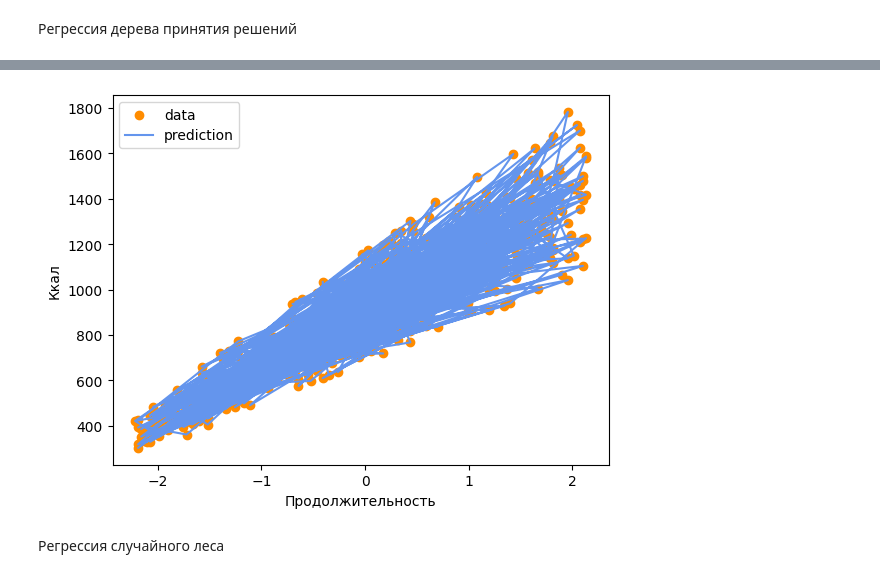
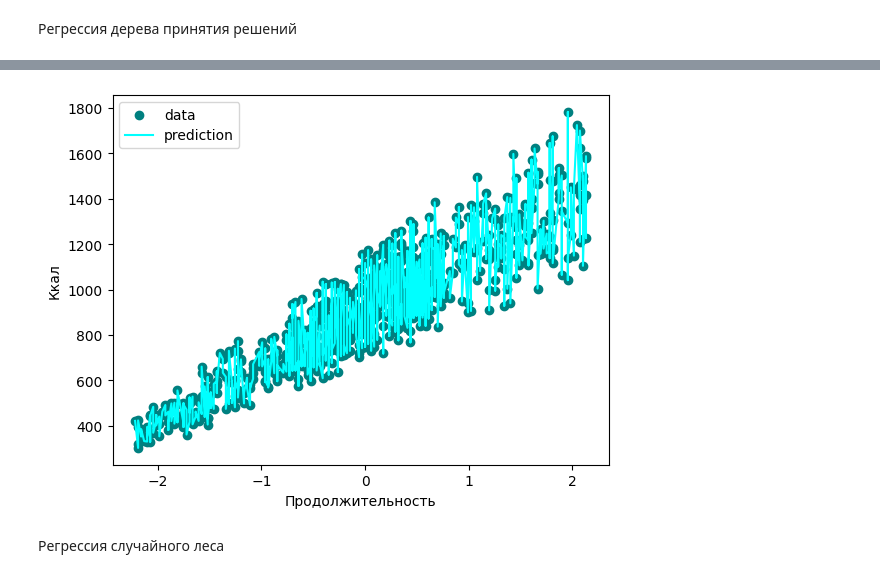
Before and after one commit to aubergeeen/ML-Labs, a Jupyter notebook: TechML_Lab_4_Regression.ipynb, the cells around one changed output, grey strips where cells are left out. Cells and saved outputs as stored; diff of their text form; code cells hidden in the pictures.

```diff
--- a/TechML_Lab_4_Regression.ipynb
+++ b/TechML_Lab_4_Regression.ipynb
@@ -284,9 +286,10 @@ RMSE:  38.3418
  Adjusted R2: 0.9783
  Cross Validated R2: 0.9777
 # %%
-plt.scatter(X_train["Session_Duration (hours)"], y_train, color='darkorange',
+plt.scatter(X_train["Session_Duration (hours)"], y_train, color='teal',
             label='data')
-plt.plot(X_train["Session_Duration (hours)"], lr.predict(X_train), color='cornflowerblue',
+sort = X_train.sort_values(by='Session_Duration (hours)')
+plt.plot(sort["Session_Duration (hours)"], lr.predict(sort), color='cyan',
          label='prediction')
 plt.xlabel('Продолжительность')
 plt.ylabel('Ккал')
@@ -327,14 +330,15 @@ RMSE:  72.5937
 # %%
-plt.scatter(X_train["Session_Duration (hours)"], y_train, color='darkorange',
+plt.scatter(X_train["Session_Duration (hours)"], y_train, color='teal',
             label='data')
-plt.plot(X_train["Session_Duration (hours)"], dt.predict(X_train), color='cornflowerblue',
+#sort = X_train.sort_values(by='Session_Duration (hours)')
+plt.plot(sort["Session_Duration (hours)"], dt.predict(sort), color='cyan',
          label='prediction')
 plt.xlabel('Продолжительность')
 plt.ylabel('Ккал')
 plt.legend()
 plt.show()
 # %% [output]
-[figure, old version]
+[figure, new version]
 # %% [markdown]
 Регрессия случайного леса
 # %%
```
Also changed, not shown: parts of 10 cells of this notebook.
